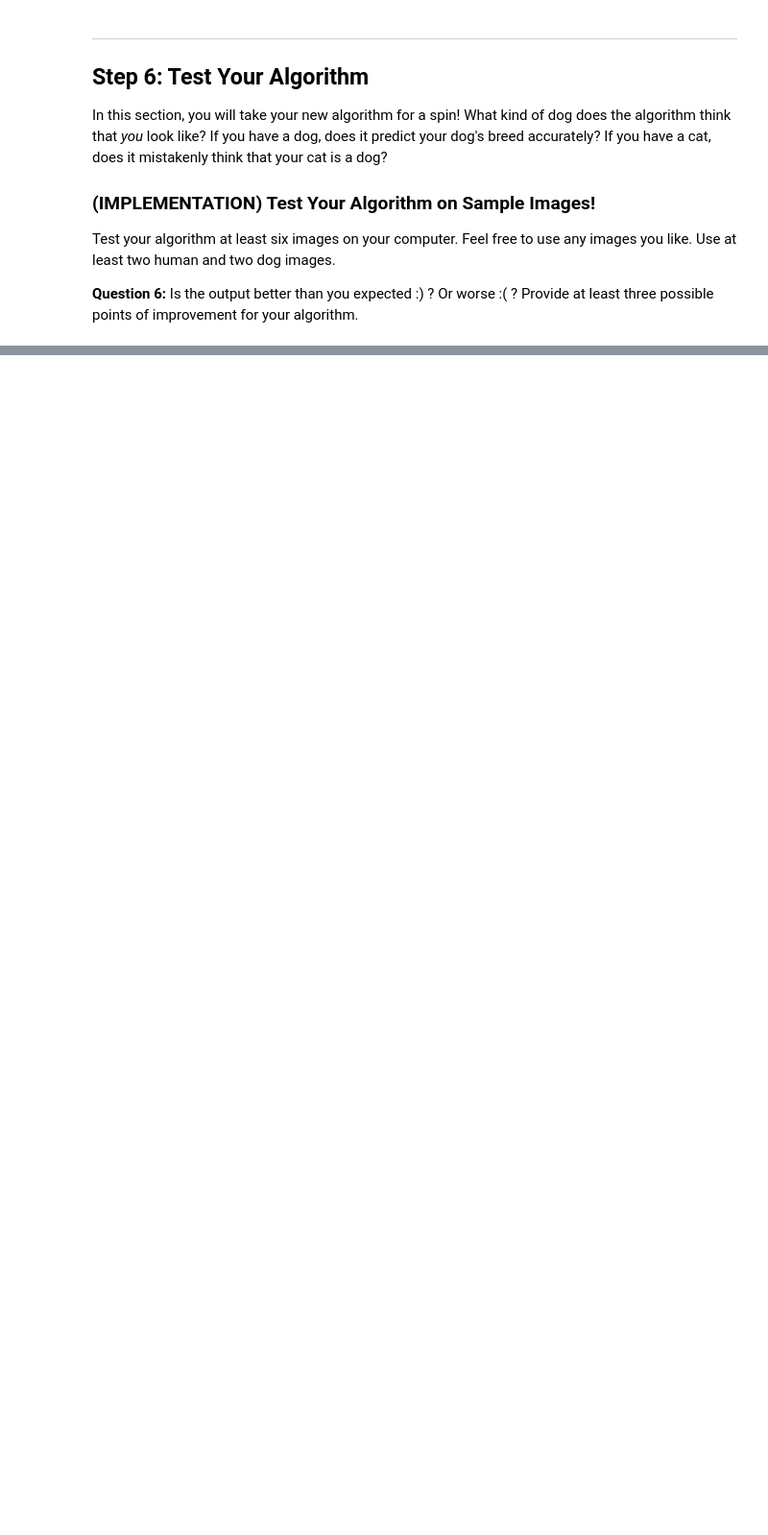
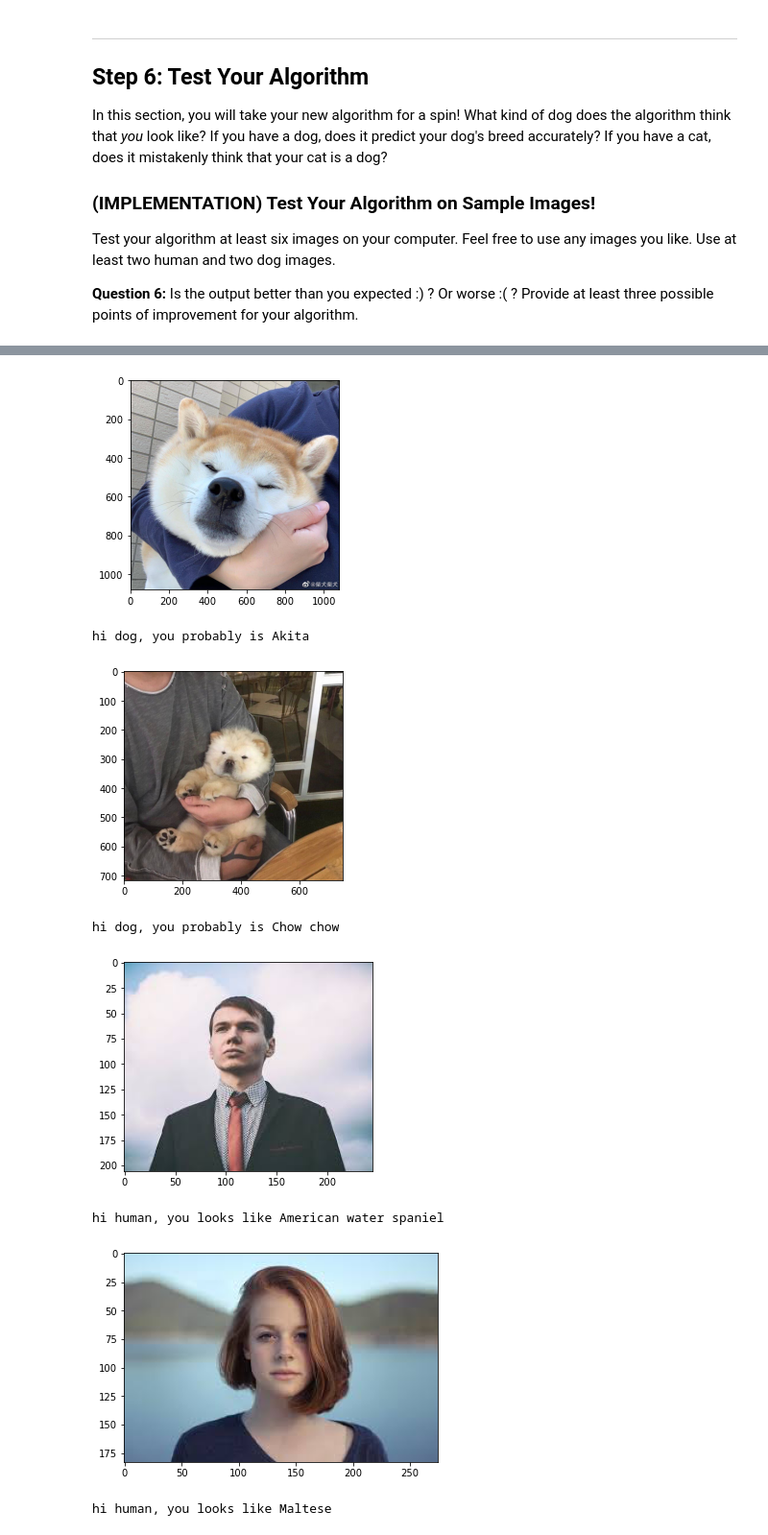
Before and after one commit to yukigc/udacity_capstone, a Jupyter notebook: dog_app_mysolution.ipynb, the cells around one changed output, grey strips where cells are left out. Shown at 96% size. Cells and saved outputs as stored; diff of their text form; code cells hidden in the pictures; blank space fills up the shorter version.

```diff
--- a/dog_app_mysolution.ipynb
+++ b/dog_app_mysolution.ipynb
@@ -720,7 +791,7 @@ optimizer_transfer = None
 Train and validate your model in the code cell below.  [Save the final model parameters](http://pytorch.org/docs/master/notes/serialization.html) at filepath `'model_transfer.pt'`.
 # %%
 # train the model
-model_transfer = # train(n_epochs, loaders_transfer, model_transfer, optimizer_transfer, criterion_transfer, use_cuda, 'model_transfer.pt')
+model_transfer = train(20, loaders_transfer, model_transfer, optimizer_transfer, criterion_transfer, use_cuda, 'model_transfer.pt')
 
 # load the model that got the best validation accuracy (uncomment the line below)
 #model_transfer.load_state_dict(torch.load('model_transfer.pt'))
@@ -730,0 +866,4 @@ Try out your model on the test dataset of dog images. Use the code cell below to
+# %%
+# model_transfer
+model_transfer.load_state_dict(torch.load("model.pth"))
+model_transfer.eval()
@@ -739,8 +901,24 @@ Write a function that takes an image path as input and returns the dog breed (`A
 ### and returns the dog breed that is predicted by the model.
 
 # list of class names by index, i.e. a name can be accessed like class_names[0]
-class_names = [item[4:].replace("_", " ") for item in data_transfer['train'].classes]
+class_names = [item[4:].replace("_", " ") for item in test_dataset.classes]
+
+from PIL import Image
+import torchvision.transforms as transforms
 
 def predict_breed_transfer(img_path):
     # load the image and return the predicted breed
-    return None
+    input_image = Image.open(img_path)
+    preprocess = transforms.Compose([
+        transforms.Resize(256),
+        transforms.CenterCrop(224),
+        transforms.ToTensor(),
+        transforms.Normalize(mean=[0.485, 0.456, 0.406], std=[0.229, 0.224, 0.225]),
+    ])
+    input_tensor = preprocess(input_image)
+    input_batch = input_tensor.unsqueeze(0)
+
+    output = model_transfer(input_batch)
+    pred = output.argmax().tolist()
+
+    return class_names[pred]
@@ -767,7 +949,18 @@ Some sample output for our algorithm is provided below, but feel free to design
 ### Feel free to use as many code cells as needed.
 
 def run_app(img_path):
+    img = Image.open(img_path)
+    plt.imshow(img)
+    plt.show()
     ## handle cases for a human face, dog, and neither
+    if dog_detector(img_path):
+        pred = predict_breed_transfer(img_path)
+        print("hi dog, you probably is {}".format(pred))
+    elif face_detector(img_path):
+        pred = predict_breed_transfer(img_path)
+        print("hi human, you looks like {}".format(pred))
+    else:
+        print("error, neither a dog nor a human.")
 # %% [markdown]
 ---
 <a id='step6'></a>
@@ -785,8 +984,16 @@ __Answer:__ (Three possible points for improvement)
 # %%
 ## TODO: Execute your algorithm from Step 6 on
 ## at least 6 images on your computer.
 ## Feel free to use as many code cells as needed.
-
-## suggested code, below
-for file in np.hstack((human_files[:3], dog_files[:3])):
+test_files = np.array(glob("my_images/*"))
+for file in test_files:
     run_app(file)
+# %% [output]
+[figure, added]
+hi dog, you probably is Akita
+[figure, added]
+hi dog, you probably is Chow chow
+[figure, added]
+hi human, you looks like American water spaniel
+[figure, added]
+hi human, you looks like Maltese
```
Also changed, not shown: parts of 47 cells of this notebook, 2 other files.
